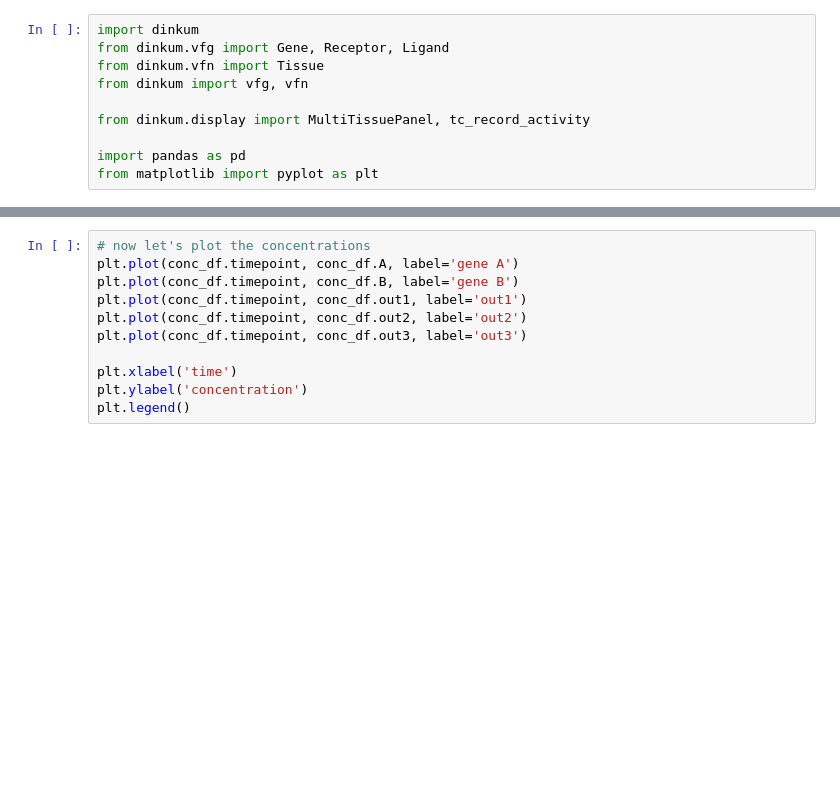
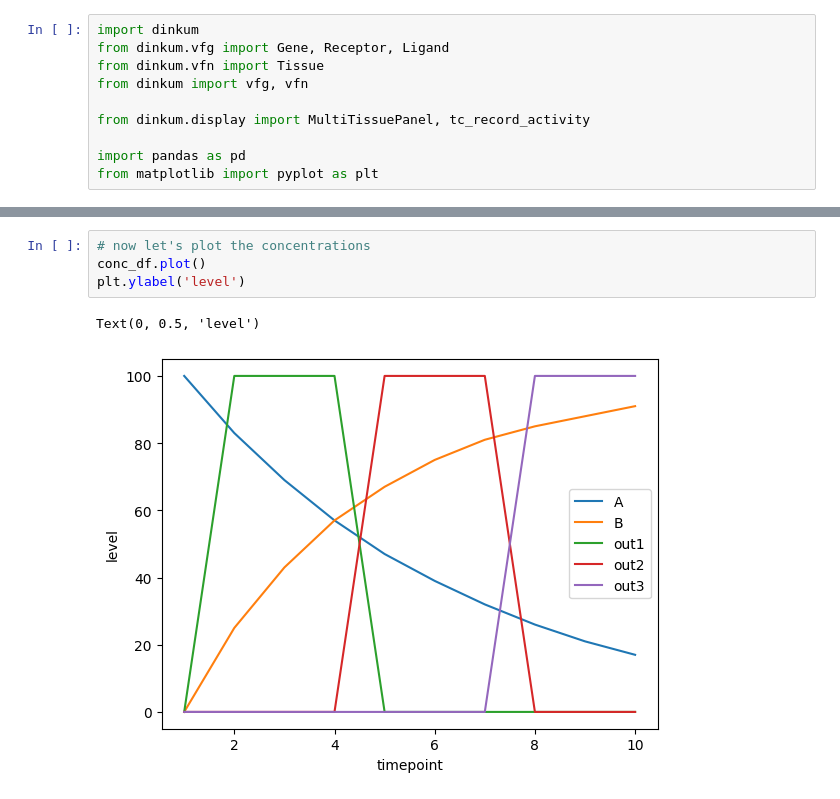
Before and after one commit to dinkum-bio/dinkum, a Jupyter notebook: notebooks/6-multi-level-activation.ipynb, the cells around one changed output, grey strips where cells are left out. Drawn from its saved outputs; the diff is of its cells as text; blank space fills up the shorter version.

```diff
--- a/notebooks/6-multi-level-activation.ipynb
+++ b/notebooks/6-multi-level-activation.ipynb
@@ -117,11 +159,7 @@ display_fn
 # %%
 # now let's plot the concentrations
-plt.plot(conc_df.timepoint, conc_df.A, label='gene A')
-plt.plot(conc_df.timepoint, conc_df.B, label='gene B')
-plt.plot(conc_df.timepoint, conc_df.out1, label='out1')
-plt.plot(conc_df.timepoint, conc_df.out2, label='out2')
-plt.plot(conc_df.timepoint, conc_df.out3, label='out3')
-
-plt.xlabel('time')
-plt.ylabel('concentration')
-plt.legend()
+conc_df.plot()
+plt.ylabel('level')
+# %% [output]
+Text(0, 0.5, 'level')
+[figure, added]
```
Also changed, not shown: parts of 8 cells of this notebook, 2 other files.
